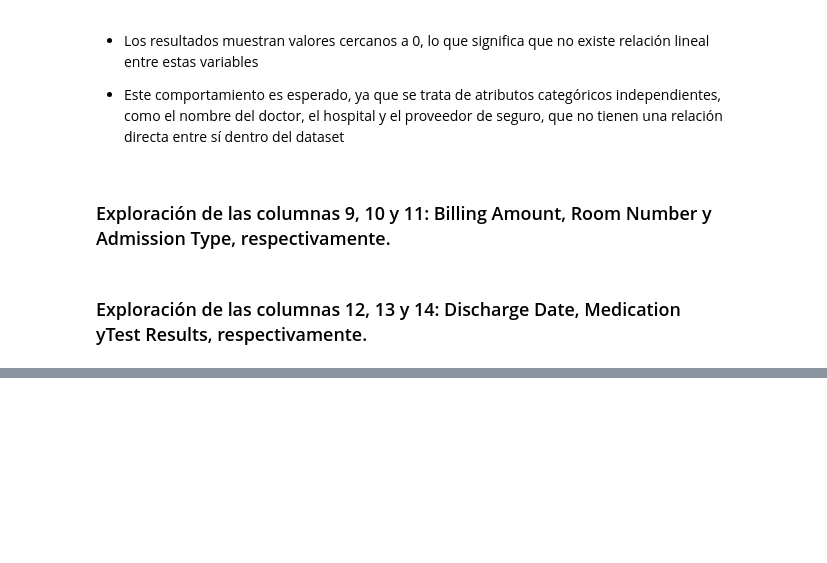
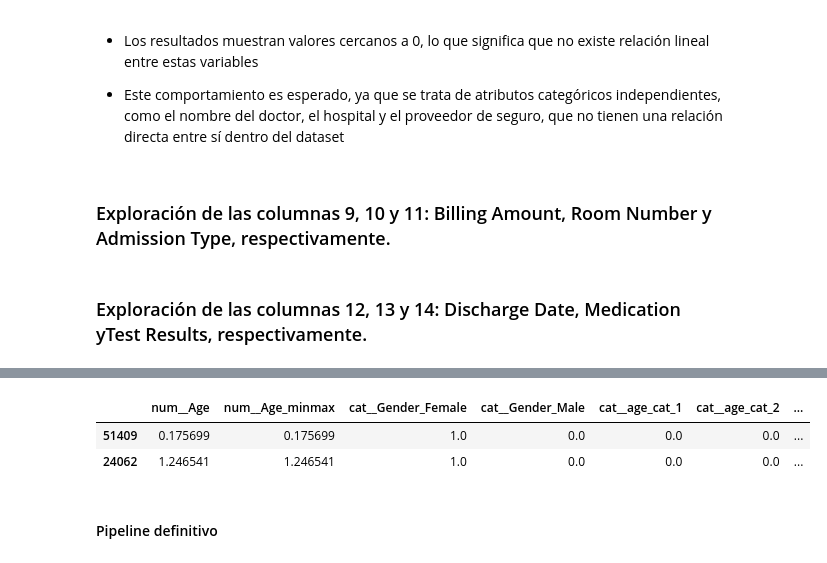
Before and after one commit to Mr-Maccoy/BigData, a Jupyter notebook: G1_SC707_Avance1_LN.ipynb, the cells around one changed output, grey strips where cells are left out. Drawn from its saved outputs; the diff is of its cells as text; code cells hidden in the pictures; blank space fills up the shorter version.

```diff
--- a/G1_SC707_Avance1_LN.ipynb
+++ b/G1_SC707_Avance1_LN.ipynb
@@ -1039,0 +1075,28 @@ correlation
+# %%
+from sklearn.pipeline import Pipeline
+from sklearn.compose import ColumnTransformer
+from sklearn.impute import SimpleImputer
+from sklearn.pipeline import make_pipeline
+from sklearn.preprocessing import OneHotEncoder, StandardScaler
+
+# Identificar atributos numéricos (solo Age y Age_minmax por ahora)
+num_attribs = ["Age", "Age_minmax"]
+
+# Identificar atributos categóricos (solo Gender y age_cat por ahora)
+cat_attribs = ["Gender", "age_cat"]
+
+# Pipeline: imputa y estandariza
+num_pipeline = Pipeline([("impute", SimpleImputer(strategy="median")),
+                         ("standardize", StandardScaler()),
+                        ])
+
+# Pipeline: imputa y codifica categorías
+cat_pipeline = make_pipeline(SimpleImputer(strategy="most_frequent"),
+                             OneHotEncoder(handle_unknown="ignore"))
+
+# Integra los pipelines
+preprocessing = ColumnTransformer([("num", num_pipeline, num_attribs),
+                                   ("cat", cat_pipeline, cat_attribs),
+                                  ])
+# %%
+X = preprocessing.fit_transform(dfDistTrain)
@@ -1039,0 +1112,9 @@ correlation
+# %%
+dfDistTrainProc = pd.DataFrame(X,
+                               columns=preprocessing.get_feature_names_out(),
+                               index=dfDistTrain.index)
+dfDistTrainProc.head(2)
+# %% [output]
+|  | num__Age | num__Age_minmax | cat__Gender_Female | cat__Gender_Male | cat__age_cat_1 | cat__age_cat_2 | ... |
+| 51409 | 0.175699 | 0.175699 | 1.0 | 0.0 | 0.0 | 0.0 | ... |
+| 24062 | 1.246541 | 1.246541 | 1.0 | 0.0 | 0.0 | 0.0 | ... |
@@ -1039,0 +1155,2 @@ correlation
+# %% [markdown]
+#### Pipeline definitivo
```
Also changed, not shown: parts of 16 cells of this notebook.
